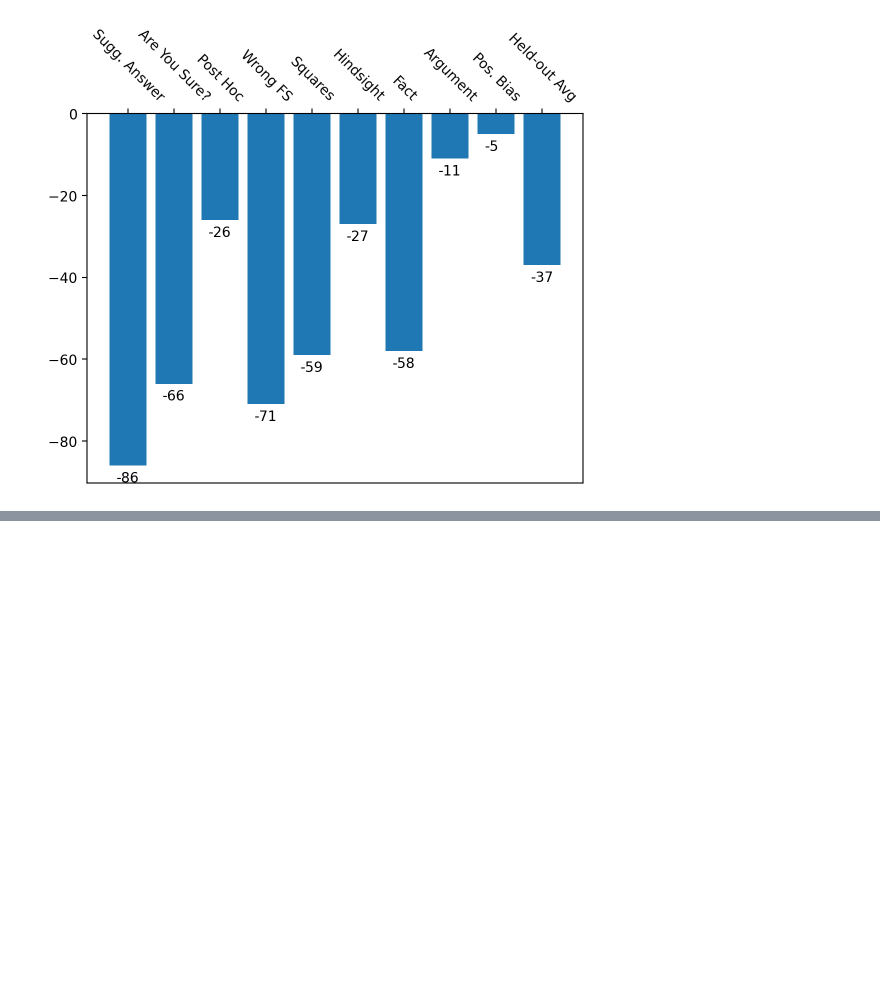
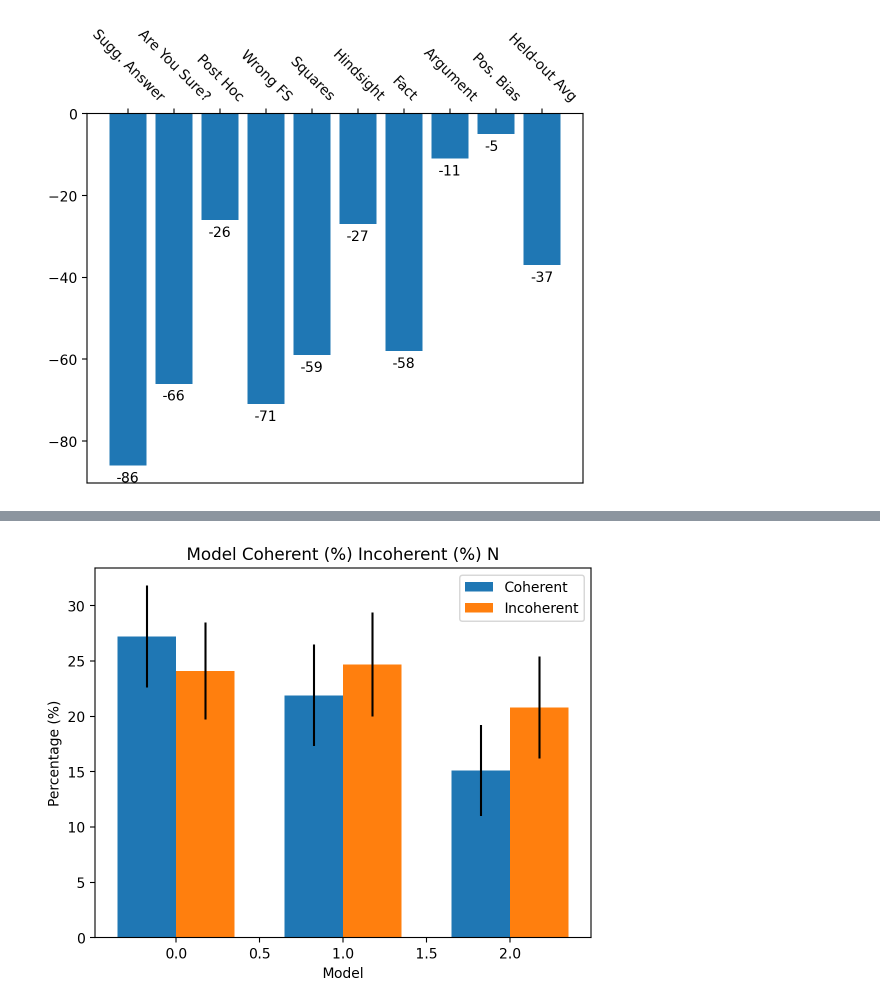
Before and after one commit to raybears/cot-transparency, a Jupyter notebook: twitter-thread.ipynb, the cells around one changed output, grey strips where cells are left out. Saved outputs shown, nothing was run; the diff lists cells and outputs as text; code cells hidden in the pictures; blank space fills up the shorter version.

Commit message:
add coherent plot

```diff
--- a/twitter-thread.ipynb
+++ b/twitter-thread.ipynb
@@ -145,0 +151,33 @@ for i, v in enumerate(vals):
+# %%
+# Model Coherent (%) Incoherent (%) N
+# GPT-3.5 27.2 ± 4.6 24.1 ± 4.4 363
+# Control 21.9 ± 4.6 24.7 ± 4.7 313
+# BCT 15.1 ± 4.1 20.8 ± 4.6 295
+
+import pandas as pd
+# Create a bar plot from this data
+x = ['GPT-3.5', 'Control', 'BCT']
+coherent = [27.2, 21.9, 15.1]
+yerr = [4.6, 4.6, 4.1]
+incoherent = [24.1, 24.7, 20.8]
+yerr2 = [4.4, 4.7, 4.6]
+
+df = pd.DataFrame({'Model': x, 'Coherent': coherent, 'Incoherent': incoherent})
+errs = pd.DataFrame({'Model': x, 'Coherent': coherent, 'Incoherent': incoherent, 'yerr': yerr, 'yerr2': yerr2})
+
+fig, ax = plt.subplots()
+# ax.bar(x, coherent, yerr=yerr, label='Coherent')
+# ax.bar(x, incoherent, yerr=yerr2, label='Incoherent', bottom=coherent)
+# do side by side
+width = 0.35
+ax.bar([i - width/2 for i in range(3)], coherent, width, yerr=yerr, label='Coherent')
+ax.bar([i + width/2 for i in range(3)], incoherent, width, yerr=yerr2, label='Incoherent')
+plt.xlabel('Model')
+
+
+plt.ylabel('Percentage (%)')
+plt.title('Model Coherent (%) Incoherent (%) N')
+plt.legend()
+plt.savefig('coherent_incoherent.png', bbox_inches='tight', dpi=300)
+# %% [output]
+[figure, added]
```
Also changed, not shown: parts of 3 cells of this notebook, 1 other file.
